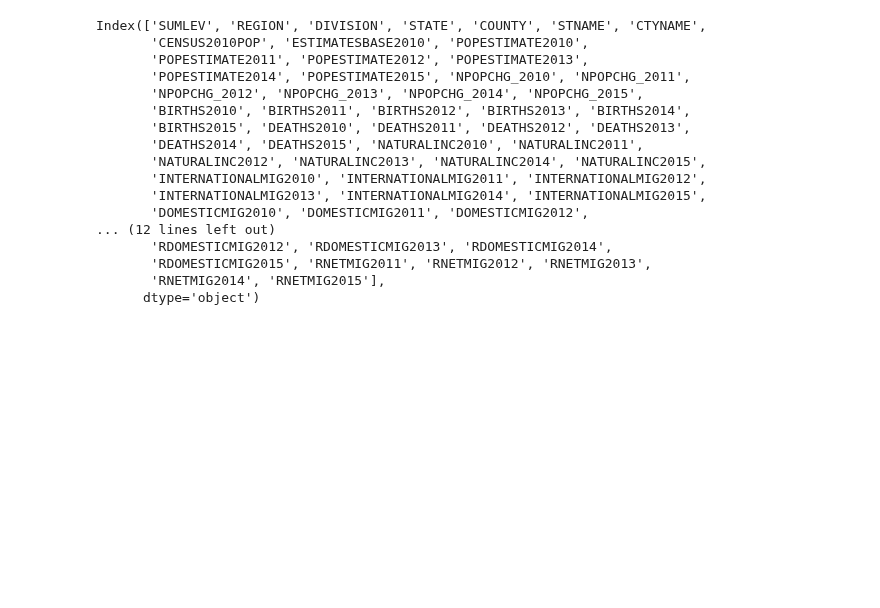
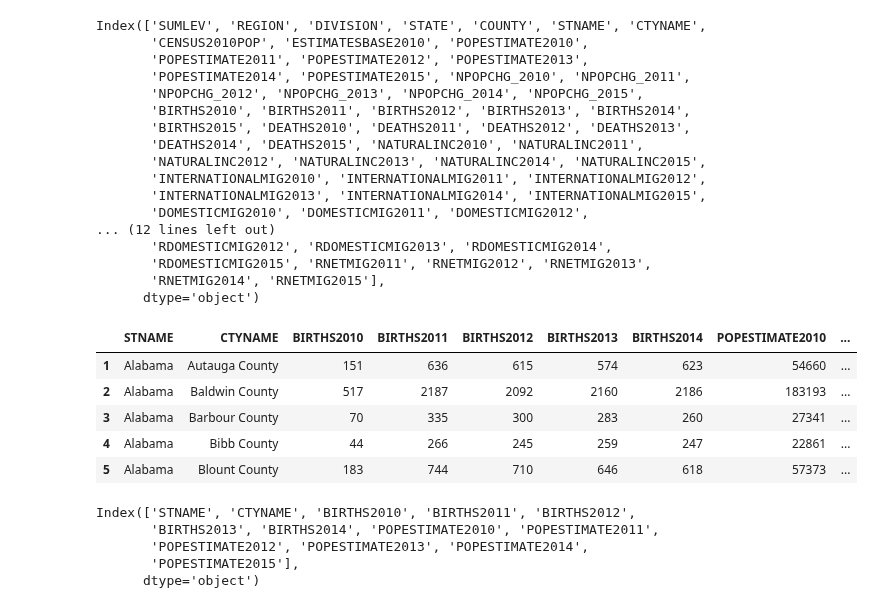
Before and after one commit to gokuljs/Machine-Learning-Andrew-Ng, a Jupyter notebook: introduction to data science in python/census.ipynb, the cells around one changed output. Cells and saved outputs as stored; diff of their text form; code cells hidden in the pictures; blank space fills up the shorter version.

```diff
--- a/introduction to data science in python/census.ipynb
+++ b/introduction to data science in python/census.ipynb
@@ -45,0 +101,18 @@ Index(['SUMLEV', 'REGION', 'DIVISION', 'STATE', 'COUNTY', 'STNAME', 'CTYNAME',
+# %%
+df=df[columns_to_keep]
+df.head()
+# %% [output]
+|  | STNAME | CTYNAME | BIRTHS2010 | BIRTHS2011 | BIRTHS2012 | BIRTHS2013 | BIRTHS2014 | POPESTIMATE2010 | ... |
+| 1 | Alabama | Autauga County | 151 | 636 | 615 | 574 | 623 | 54660 | ... |
+| 2 | Alabama | Baldwin County | 517 | 2187 | 2092 | 2160 | 2186 | 183193 | ... |
+| 3 | Alabama | Barbour County | 70 | 335 | 300 | 283 | 260 | 27341 | ... |
+| 4 | Alabama | Bibb County | 44 | 266 | 245 | 259 | 247 | 22861 | ... |
+| 5 | Alabama | Blount County | 183 | 744 | 710 | 646 | 618 | 57373 | ... |
+# %%
+df.columns
+# %% [output]
+Index(['STNAME', 'CTYNAME', 'BIRTHS2010', 'BIRTHS2011', 'BIRTHS2012',
+       'BIRTHS2013', 'BIRTHS2014', 'POPESTIMATE2010', 'POPESTIMATE2011',
+       'POPESTIMATE2012', 'POPESTIMATE2013', 'POPESTIMATE2014',
+       'POPESTIMATE2015'],
+      dtype='object')
```
Also changed, not shown: parts of 13 cells of this notebook.
